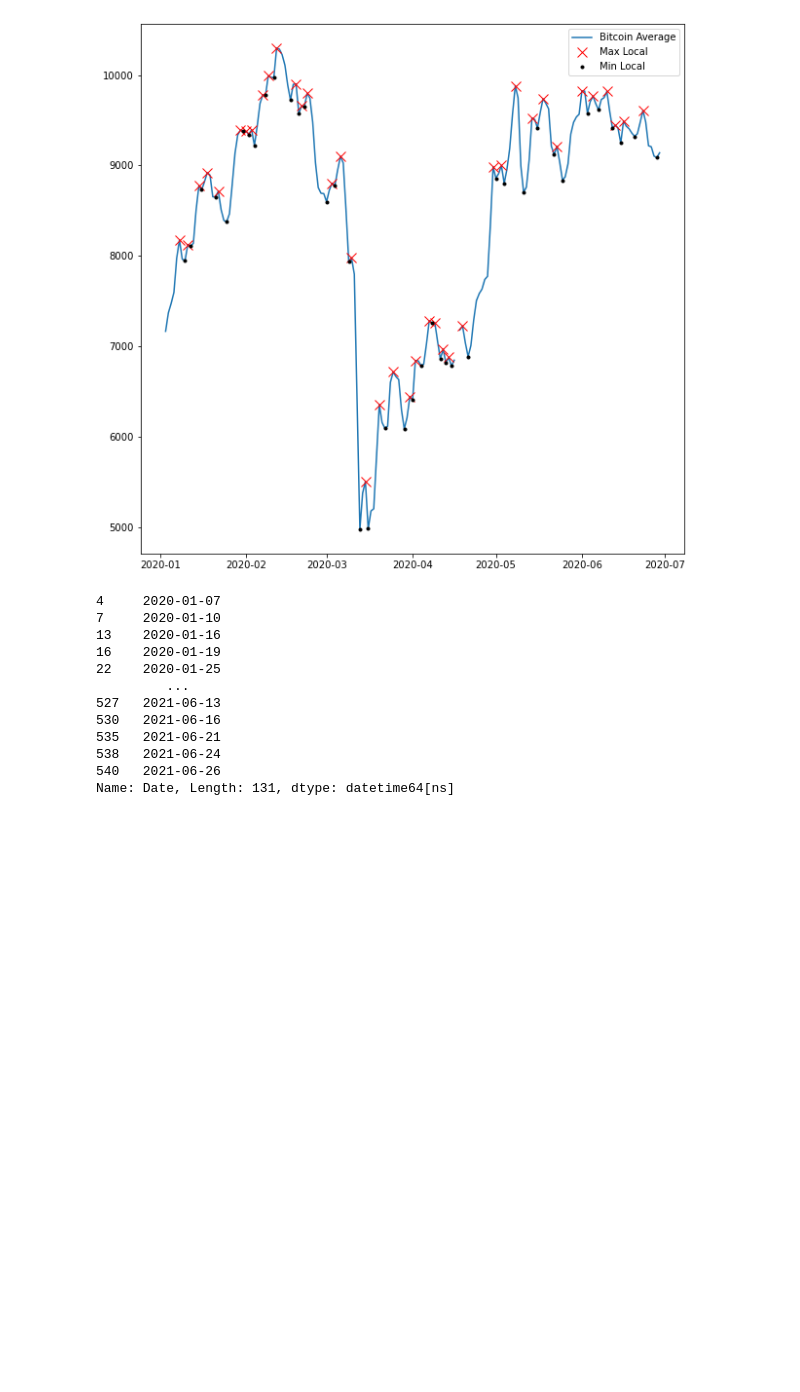
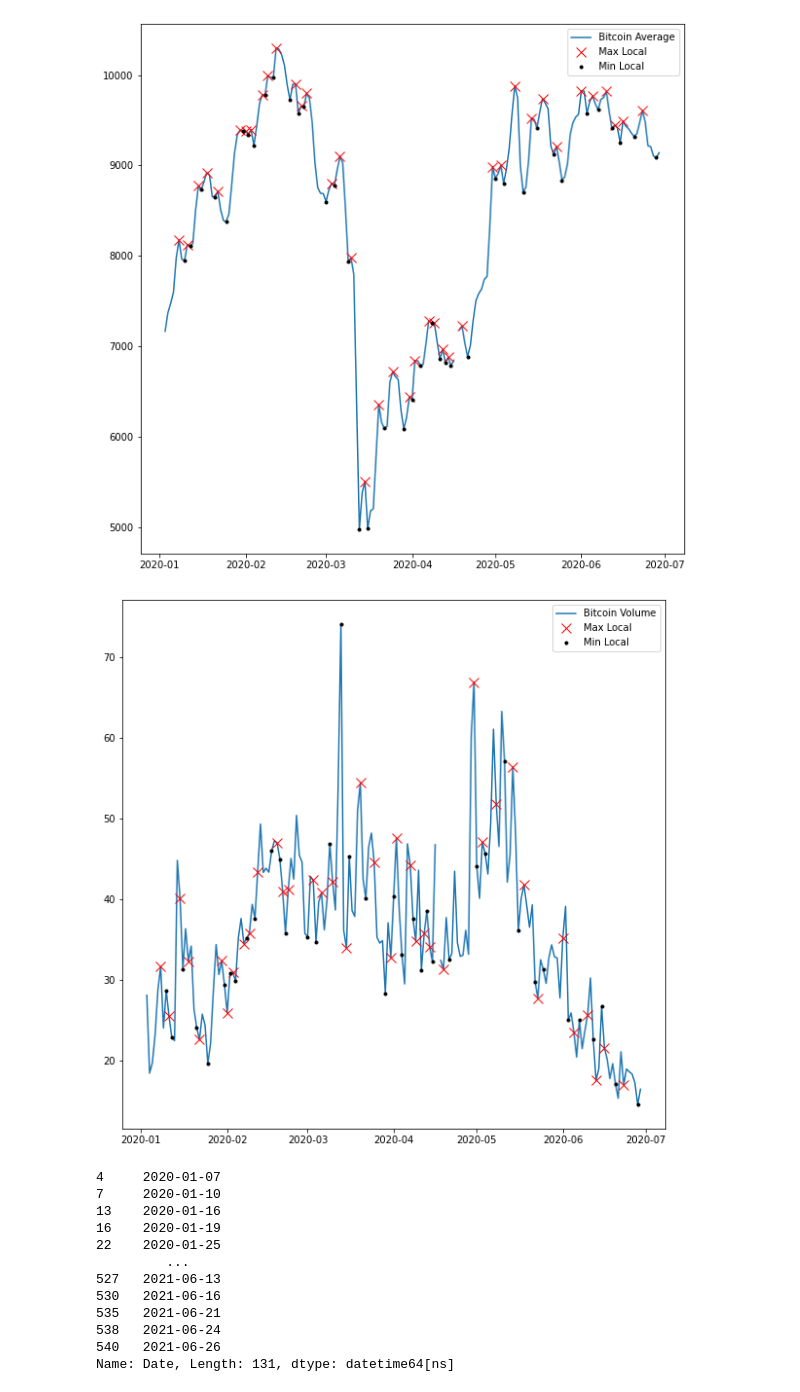
Before and after one commit to DavidLeonChang/CovidScience, a Jupyter notebook: proyecto-covid.ipynb, the cells around one changed output. Saved outputs shown, nothing was run; the diff lists cells and outputs as text; code cells hidden in the pictures; blank space fills up the shorter version.

```diff
--- a/proyecto-covid.ipynb
+++ b/proyecto-covid.ipynb
@@ -163,6 +303,19 @@ plt.legend()
 plt.show()
 # %% [output]
 [figure]
+# %%
+y2 = bit1["Volume"]
+x2 = bit1["Date"]
+max_2, _ = find_peaks(y)
+min_2, _ = find_peaks(-y)
+plt.figure(figsize = (10,10))
+plt.plot(x2, y2,label='Bitcoin Volume')
+plt.plot(x2.loc[max_2], y2[max_2], "x",c="red",markersize=10,label='Max Local')
+plt.plot(x2.loc[min_2], y2[min_2], "o",c="black",markersize=3,label='Min Local')
+plt.legend()
+plt.show()
+# %% [output]
+[figure, added]
 # %%
 peaks, _ = find_peaks(y)
 x = Bitcoin["Date"]
```
Also changed, not shown: parts of 22 cells of this notebook.
